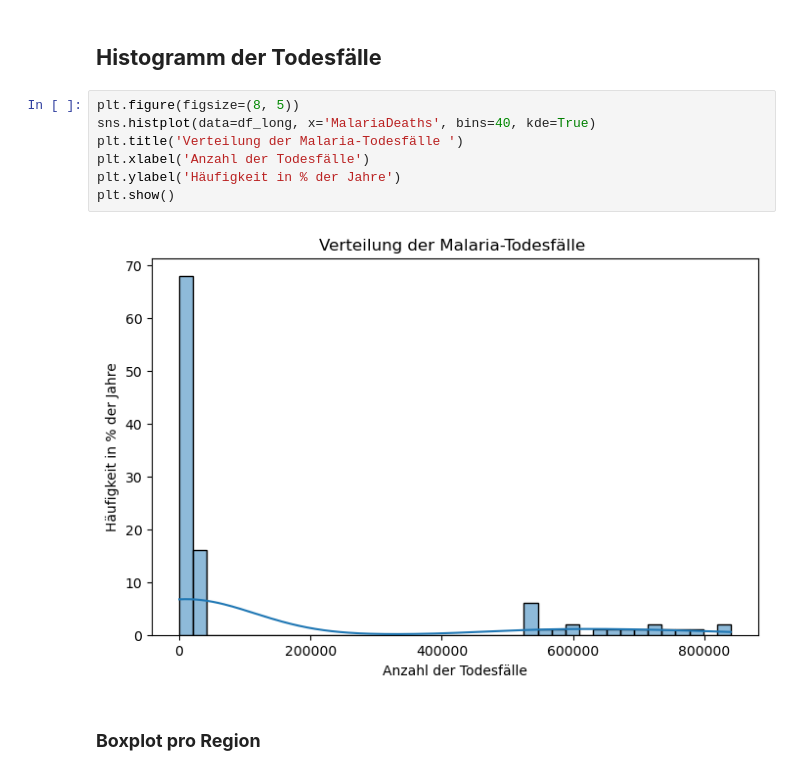
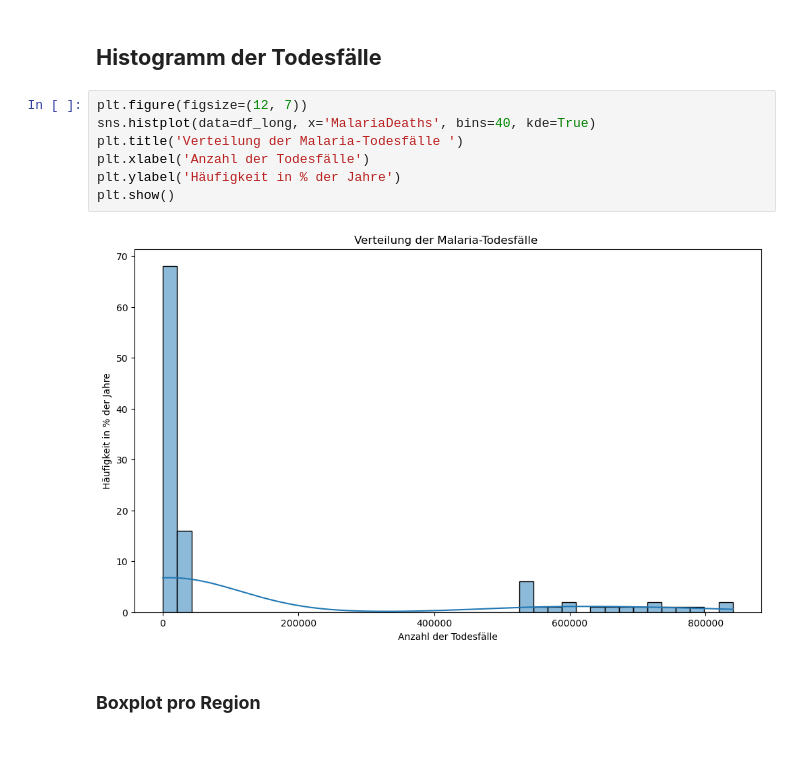
Before and after one commit to kipisha/Informatik-1, a Jupyter notebook: LN_Python_malaria.ipynb, the cells around one changed output. Saved outputs shown, nothing was run; the diff lists cells and outputs as text; blank space fills up the shorter version.

```diff
--- a/LN_Python_malaria.ipynb
+++ b/LN_Python_malaria.ipynb
@@ -128,14 +128,14 @@ plt.show()
 # %% [markdown]
 ## **Histogramm der Todesfälle**
 # %%
-plt.figure(figsize=(8, 5))
+plt.figure(figsize=(12, 7))
 sns.histplot(data=df_long, x='MalariaDeaths', bins=40, kde=True)
 plt.title('Verteilung der Malaria-Todesfälle ')
 plt.xlabel('Anzahl der Todesfälle')
 plt.ylabel('Häufigkeit in % der Jahre')
 plt.show()
 # %% [output]
-[figure, old version]
+[figure, new version]
 # %% [markdown]
 ### **Boxplot pro Region**
 # %%
```
Also changed, not shown: parts of 4 cells of this notebook.
